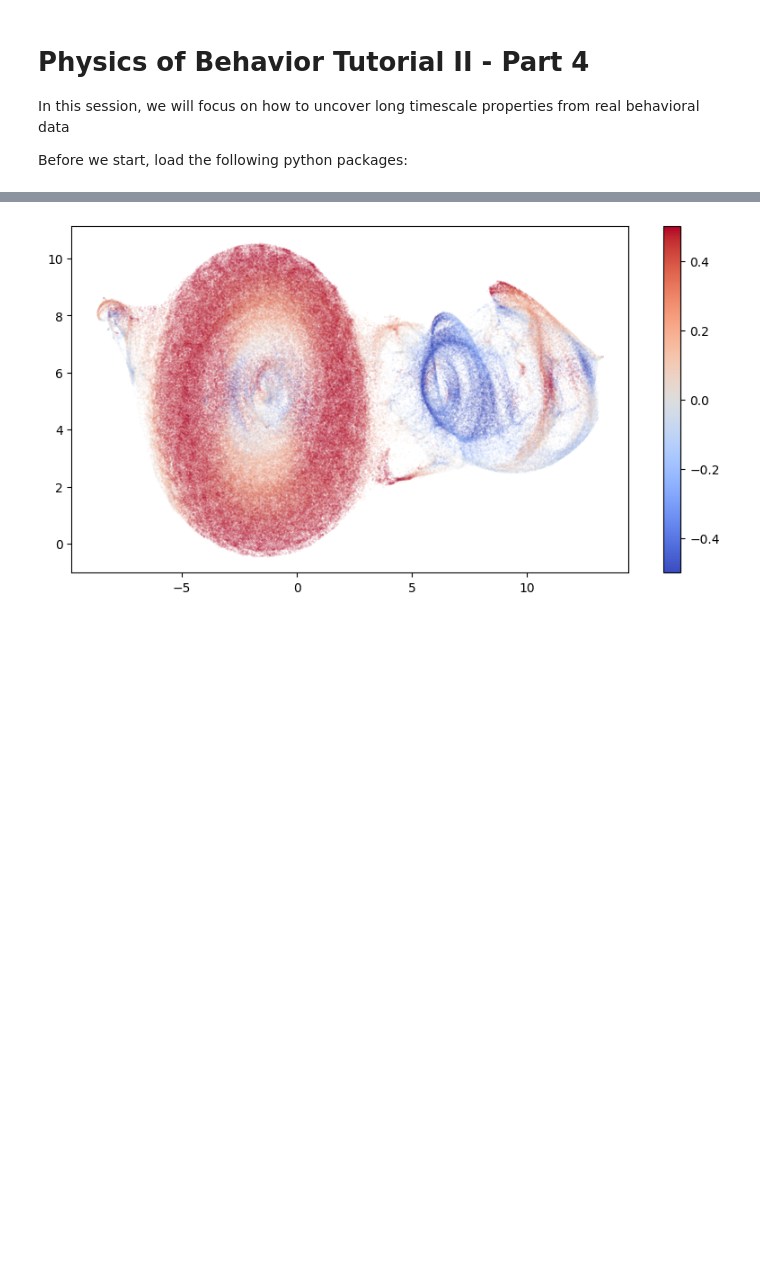
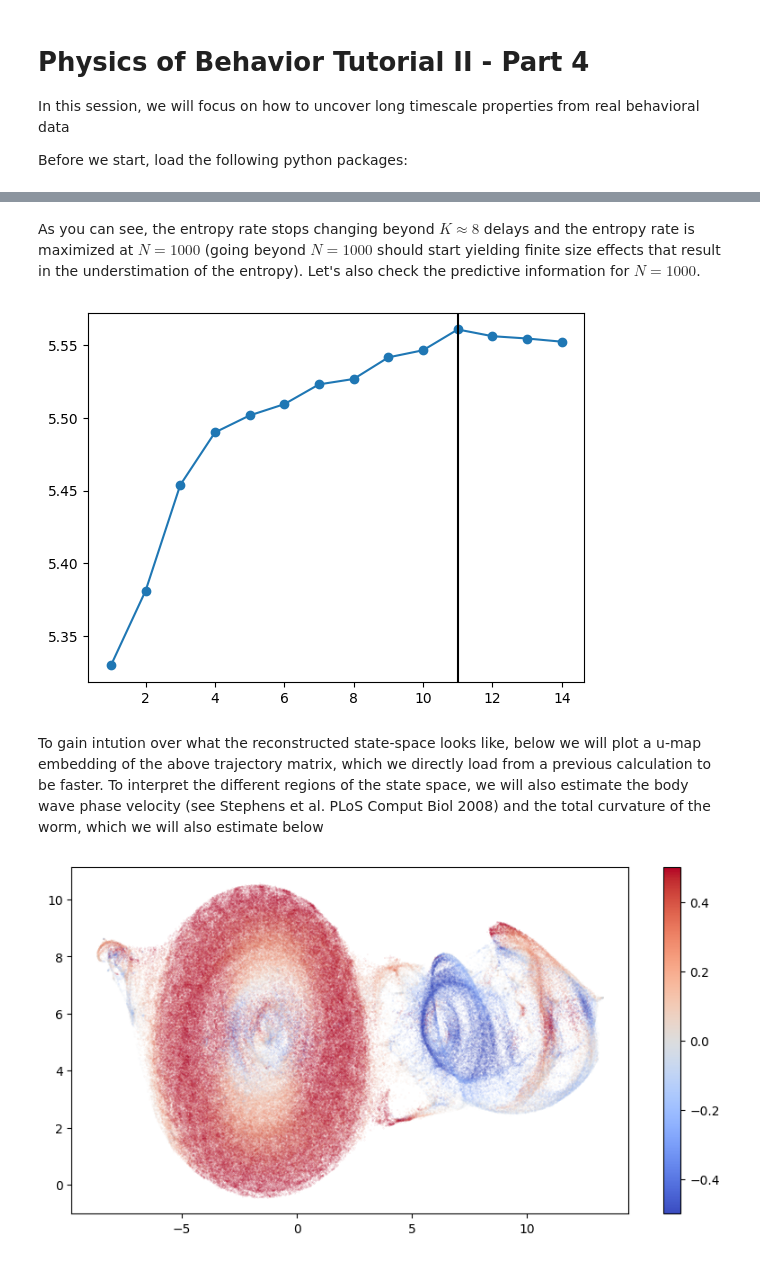
Before and after one commit to AntonioCCosta/DPG_PhysicsBehavior_2026, a Jupyter notebook: notebooks/notebook_4_worm.ipynb, the cells around one changed output, grey strips where cells are left out. Saved outputs shown, nothing was run; the diff lists cells and outputs as text; code cells hidden in the pictures; blank space fills up the shorter version.

```diff
--- a/notebooks/notebook_4_worm.ipynb
+++ b/notebooks/notebook_4_worm.ipynb
@@ -151,9 +181,11 @@ plt.show()
+# %% [markdown]
+As you can see, the entropy rate stops changing beyond $K\approx 8$ delays and the entropy rate is maximized at $N=1000$ (going beyond $N=1000$ should start yielding finite size effects that result in the understimation of the entropy). Let's also check the predictive information for $N=1000$.
 # %%
-plt.plot(range_Ks,h_K[:,-1],marker='o')
+plt.plot(range_Ks,Ipred_K[:,3],marker='o')
+plt.axvline(11,c='k')
 plt.show()
-
-plt.plot(range_Ks,Ipred_K[:,-1],marker='o')
-plt.show()
+# %% [output]
+[figure, added]
 # %%
 K_star=11
 traj_matrix = embed.trajectory_matrix(tseries_all,K=K_star-1)
@@ -167,0 +192,2 @@ centers_umap = u_all[-1000:]
+# %% [markdown]
+To gain intution over what the reconstructed state-space looks like, below we will plot a u-map embedding of the above trajectory matrix, which we directly load from a previous calculation to be faster. To interpret the different regions of the state space, we will also estimate the body wave phase velocity (see Stephens et al. PLoS Comput Biol 2008) and the total curvature of the worm, which we will also estimate below
```
Also changed, not shown: parts of 16 cells of this notebook.
